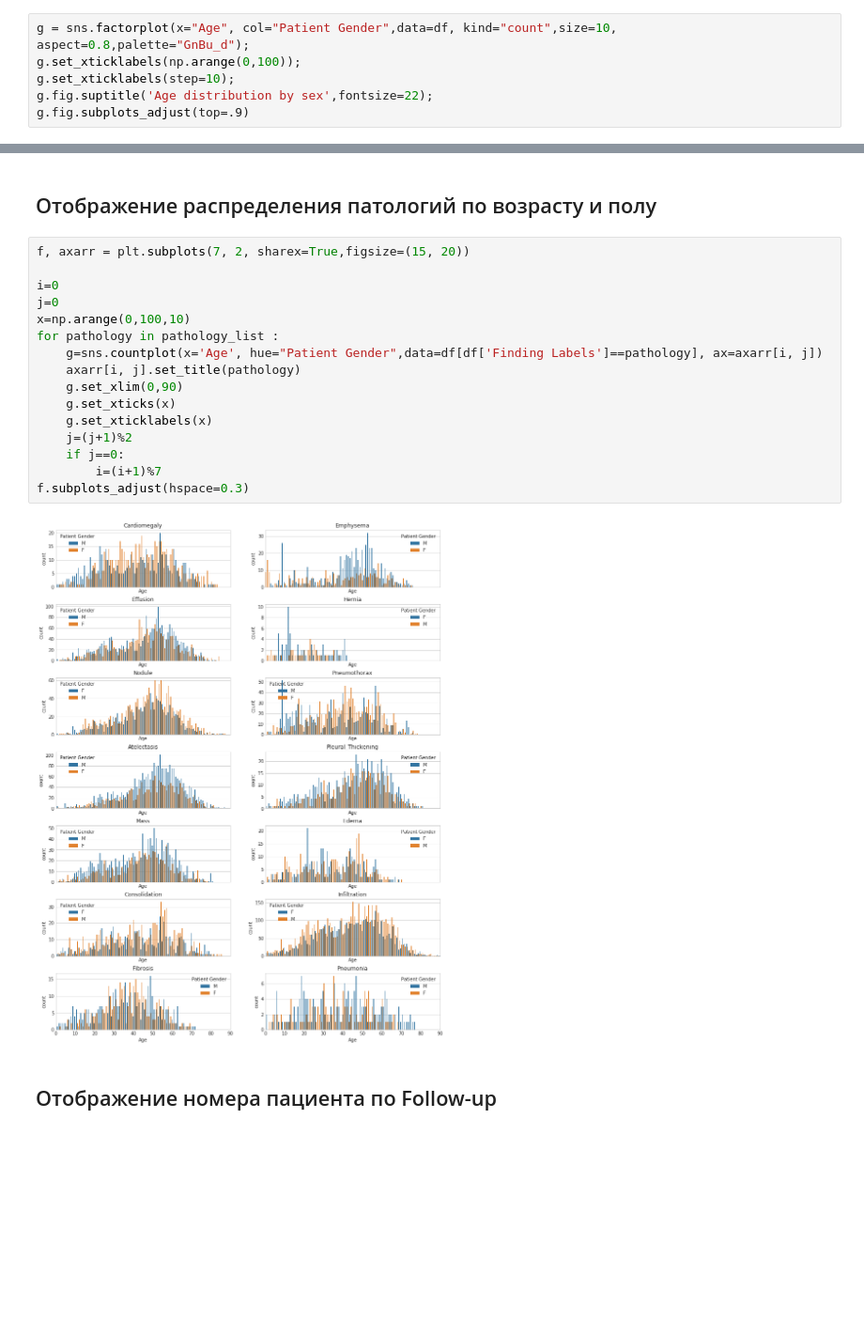
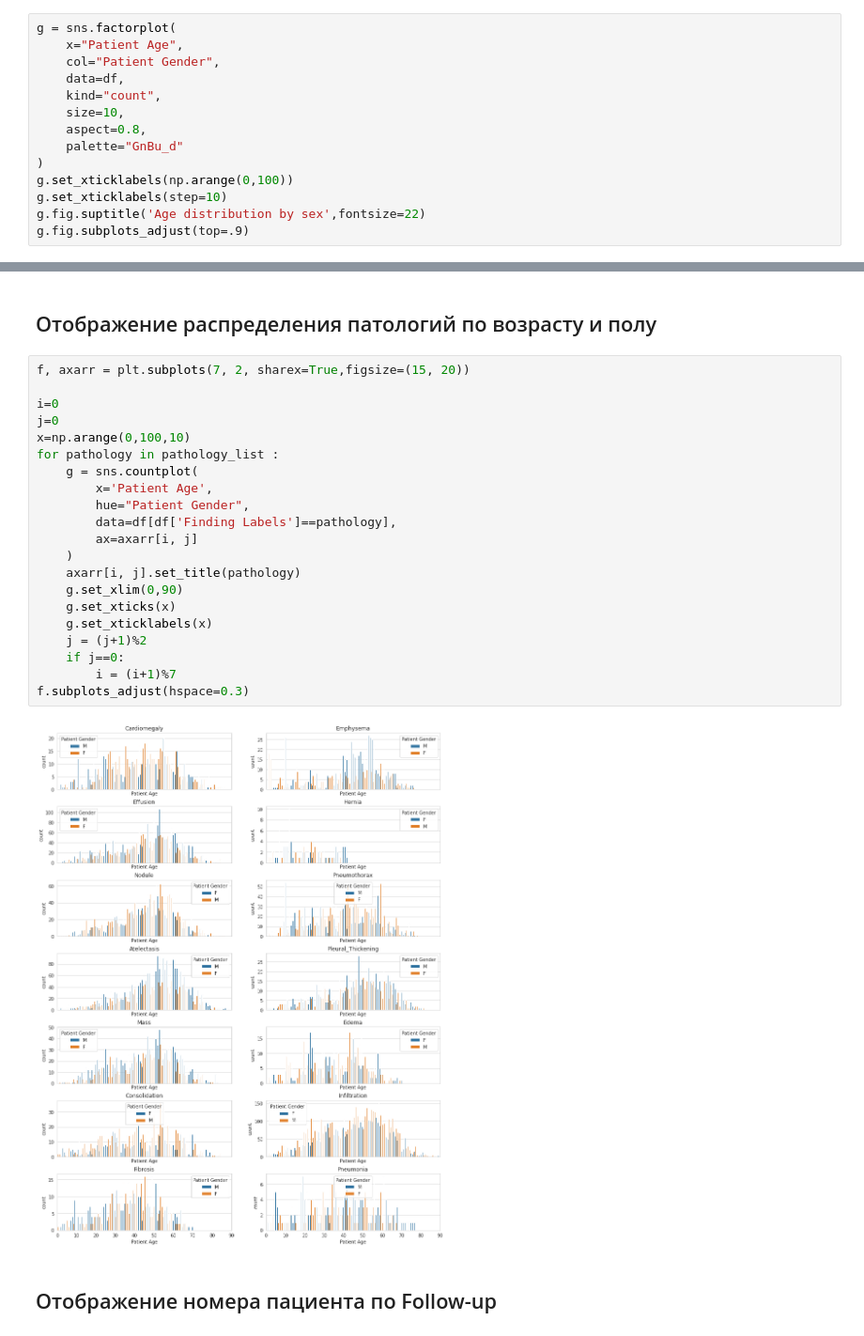
Before and after one commit to x0R3d/xrays_dataton, a Jupyter notebook: xrays_dataton.ipynb, the cells around one changed output, grey strips where cells are left out. Shown at 94% size. Saved outputs shown, nothing was run; the diff lists cells and outputs as text; blank space fills up the shorter version.

```diff
--- a/xrays_dataton.ipynb
+++ b/xrays_dataton.ipynb
@@ -130,9 +149,17 @@ plt.subplots_adjust(hspace=.5)
 # %% [markdown]
 ## Теперь проверим распределение возраста по полу
 # %%
-g = sns.factorplot(x="Age", col="Patient Gender",data=df, kind="count",size=10, aspect=0.8,palette="GnBu_d");
-g.set_xticklabels(np.arange(0,100));
-g.set_xticklabels(step=10);
-g.fig.suptitle('Age distribution by sex',fontsize=22);
+g = sns.factorplot(
+    x="Patient Age",
+    col="Patient Gender",
+    data=df,
+    kind="count",
+    size=10,
+    aspect=0.8,
+    palette="GnBu_d"
+)
+g.set_xticklabels(np.arange(0,100))
+g.set_xticklabels(step=10)
+g.fig.suptitle('Age distribution by sex',fontsize=22)
 g.fig.subplots_adjust(top=.9)
 # %% [output]
@@ -142,21 +169,26 @@ g.fig.subplots_adjust(top=.9)
 # %%
 f, axarr = plt.subplots(7, 2, sharex=True,figsize=(15, 20))
 
 i=0
 j=0
 x=np.arange(0,100,10)
 for pathology in pathology_list :
-    g=sns.countplot(x='Age', hue="Patient Gender",data=df[df['Finding Labels']==pathology], ax=axarr[i, j])
+    g = sns.countplot(
+        x='Patient Age',
+        hue="Patient Gender",
+        data=df[df['Finding Labels']==pathology],
+        ax=axarr[i, j]
+    )
     axarr[i, j].set_title(pathology)
     g.set_xlim(0,90)
     g.set_xticks(x)
     g.set_xticklabels(x)
-    j=(j+1)%2
+    j = (j+1)%2
     if j==0:
-        i=(i+1)%7
+        i = (i+1)%7
 f.subplots_adjust(hspace=0.3)
 # %% [output]
-[figure, old version]
+[figure, new version]
 # %% [markdown]
 ## Отображение номера пациента по Follow-up
 # %%
```
Also changed, not shown: parts of 11 cells of this notebook.
